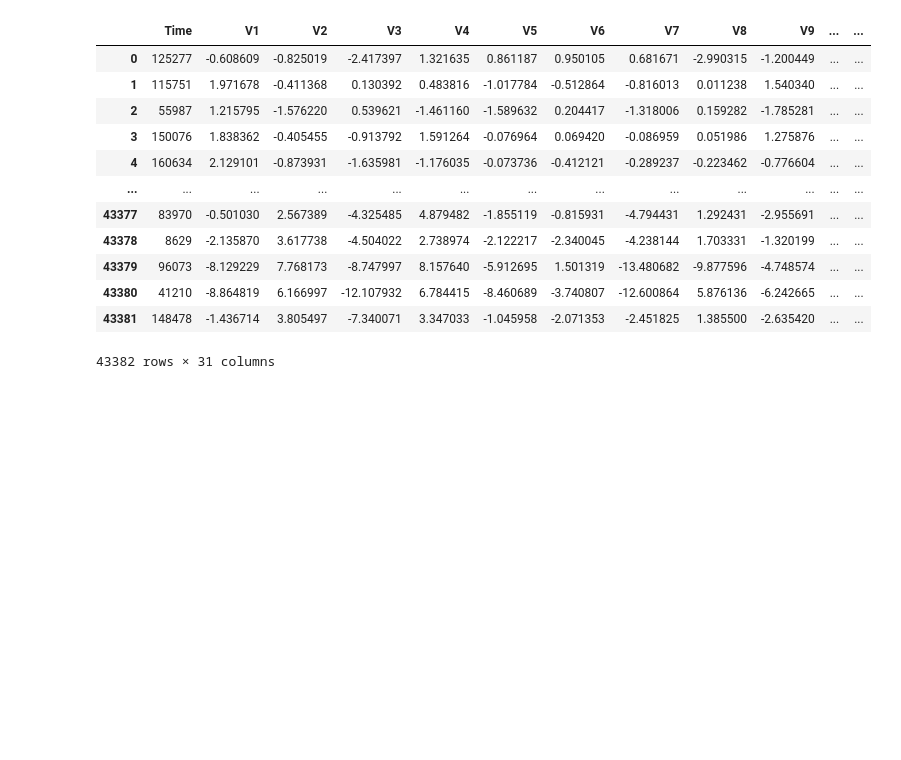
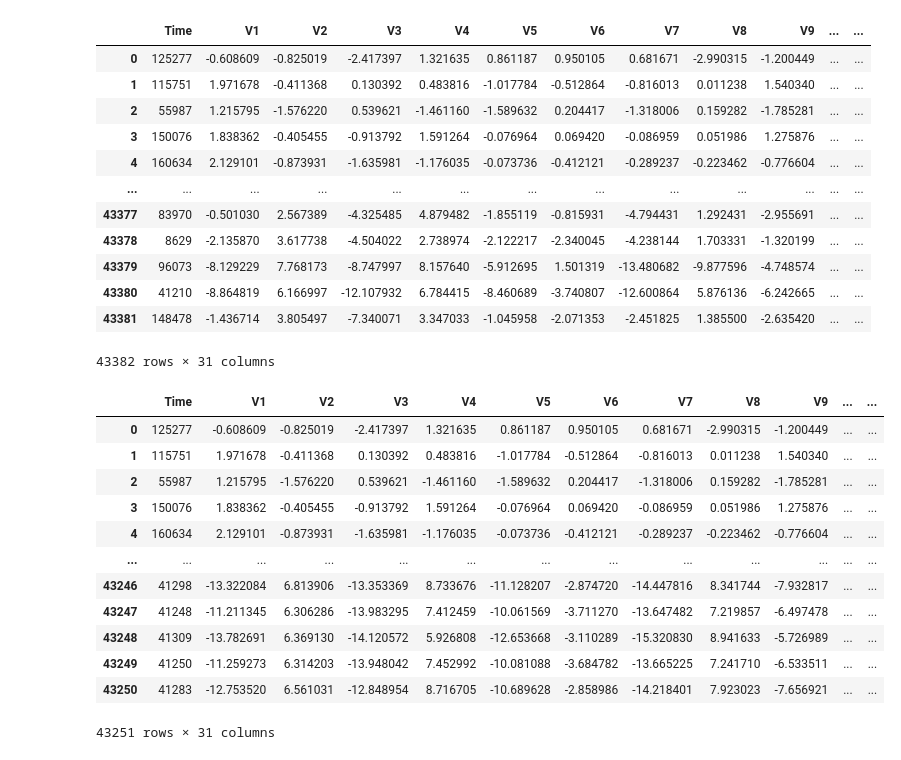
Before and after one commit to ShamilShukurov/ADA_GWU_Master_Thesis, a Jupyter notebook: Code/Modelling_Playground.ipynb, the cells around one changed output. Drawn from its saved outputs; the diff is of its cells as text; code cells hidden in the pictures; blank space fills up the shorter version.

Commit message:
adasyn implemented

```diff
--- a/Code/Modelling_Playground.ipynb
+++ b/Code/Modelling_Playground.ipynb
@@ -143,3 +144,20 @@ smt.balance_data(df_train.drop("Class",axis=1), df_train["Class"])
 | 43380 | 41210 | -8.864819 | 6.166997 | -12.107932 | 6.784415 | -8.460689 | -3.740807 | -12.600864 | 5.876136 | -6.242665 | ... | ... |
 | 43381 | 148478 | -1.436714 | 3.805497 | -7.340071 | 3.347033 | -1.045958 | -2.071353 | -2.451825 | 1.385500 | -2.635420 | ... | ... |
 43382 rows × 31 columns
+# %%
+asyn = ADASYNBalancer()
+asyn.balance_data(df_train.drop("Class",axis=1), df_train["Class"])
+# %% [output]
+|  | Time | V1 | V2 | V3 | V4 | V5 | V6 | V7 | V8 | V9 | ... | ... |
+| 0 | 125277 | -0.608609 | -0.825019 | -2.417397 | 1.321635 | 0.861187 | 0.950105 | 0.681671 | -2.990315 | -1.200449 | ... | ... |
+| 1 | 115751 | 1.971678 | -0.411368 | 0.130392 | 0.483816 | -1.017784 | -0.512864 | -0.816013 | 0.011238 | 1.540340 | ... | ... |
+| 2 | 55987 | 1.215795 | -1.576220 | 0.539621 | -1.461160 | -1.589632 | 0.204417 | -1.318006 | 0.159282 | -1.785281 | ... | ... |
+| 3 | 150076 | 1.838362 | -0.405455 | -0.913792 | 1.591264 | -0.076964 | 0.069420 | -0.086959 | 0.051986 | 1.275876 | ... | ... |
+| 4 | 160634 | 2.129101 | -0.873931 | -1.635981 | -1.176035 | -0.073736 | -0.412121 | -0.289237 | -0.223462 | -0.776604 | ... | ... |
+| ... | ... | ... | ... | ... | ... | ... | ... | ... | ... | ... | ... | ... |
+| 43246 | 41298 | -13.322084 | 6.813906 | -13.353369 | 8.733676 | -11.128207 | -2.874720 | -14.447816 | 8.341744 | -7.932817 | ... | ... |
+| 43247 | 41248 | -11.211345 | 6.306286 | -13.983295 | 7.412459 | -10.061569 | -3.711270 | -13.647482 | 7.219857 | -6.497478 | ... | ... |
+| 43248 | 41309 | -13.782691 | 6.369130 | -14.120572 | 5.926808 | -12.653668 | -3.110289 | -15.320830 | 8.941633 | -5.726989 | ... | ... |
+| 43249 | 41250 | -11.259273 | 6.314203 | -13.948042 | 7.452992 | -10.081088 | -3.684782 | -13.665225 | 7.241710 | -6.533511 | ... | ... |
+| 43250 | 41283 | -12.753520 | 6.561031 | -12.848954 | 8.716705 | -10.689628 | -2.858986 | -14.218401 | 7.923023 | -7.656921 | ... | ... |
+43251 rows × 31 columns
```
Also changed, not shown: parts of 1 cell of this notebook, 1 other file.
